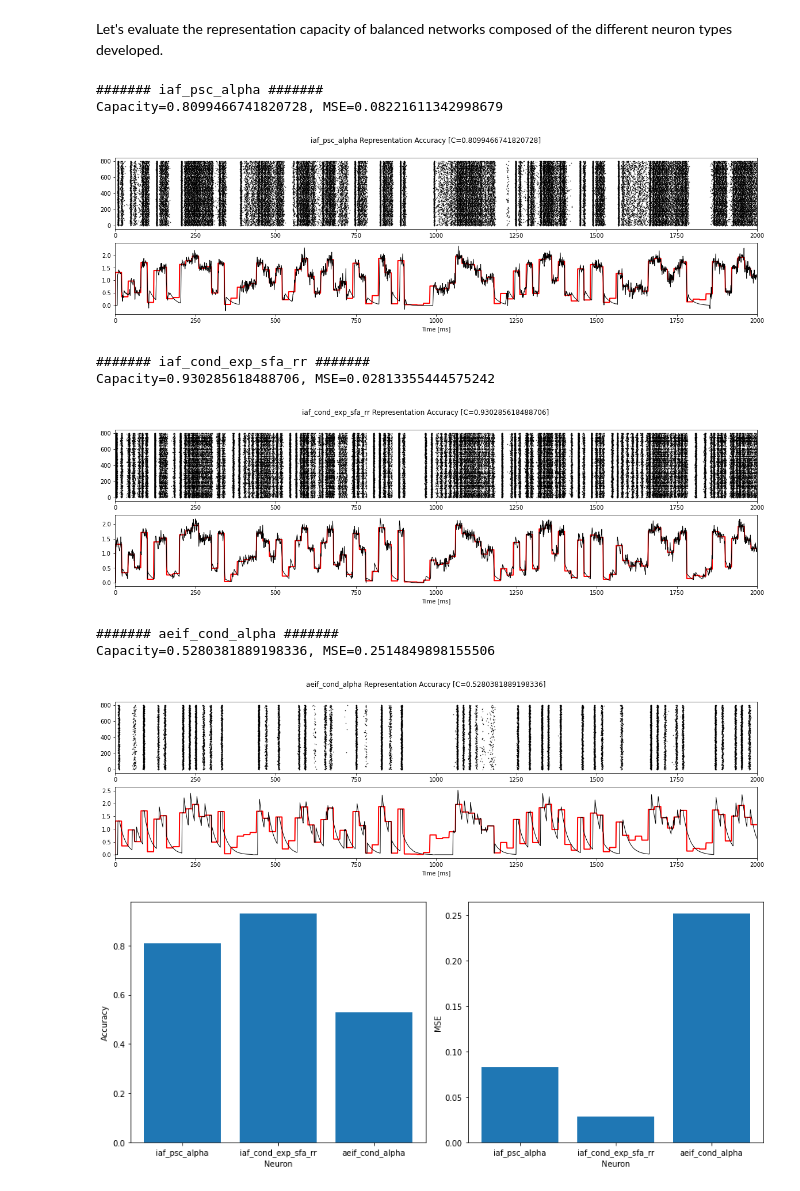
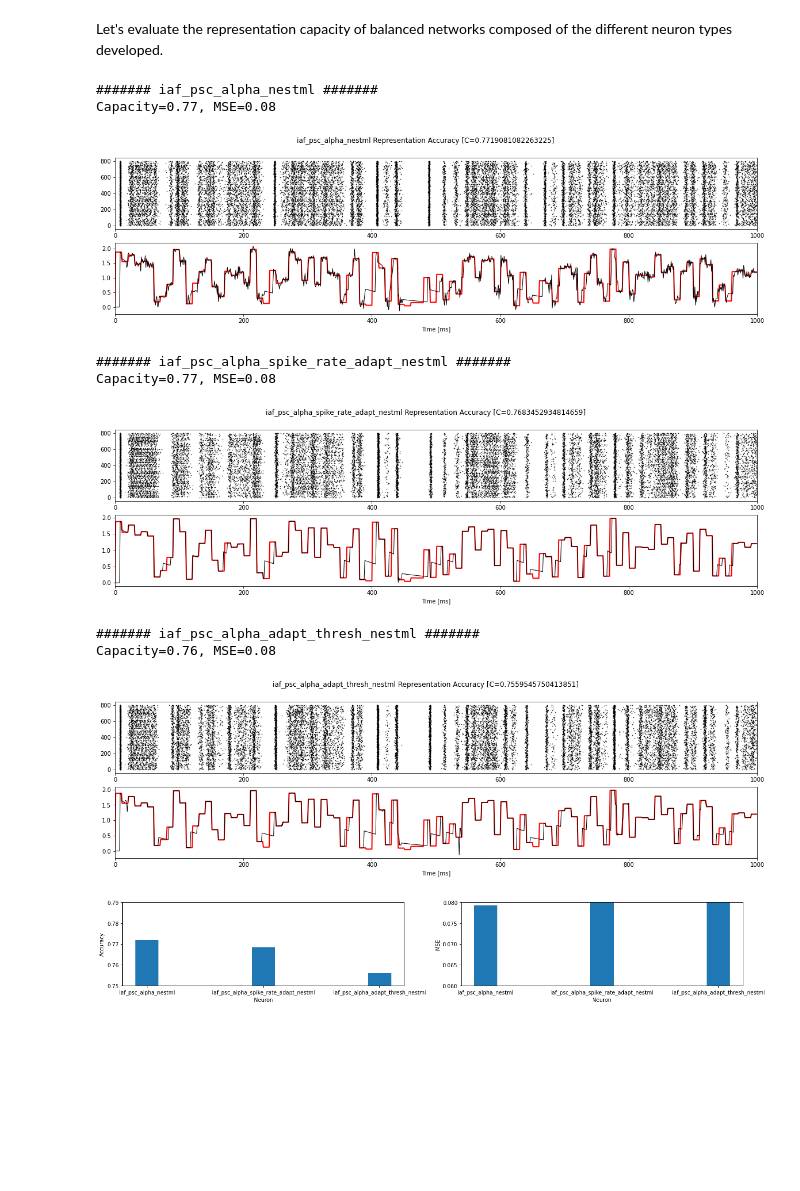
Before and after one commit to clinssen/OCNS-2024-NEST-workshop, a Jupyter notebook: materials/nestml/NESTML CNS2020 Tutorial.ipynb, the cells around one changed output. Drawn from its saved outputs; the diff is of its cells as text; code cells hidden in the pictures; blank space fills up the shorter version.

Commit message:
add corrected NESTML CNS2020 tutorial and helper functions

```diff
--- a/materials/nestml/NESTML CNS2020 Tutorial.ipynb
+++ b/materials/nestml/NESTML CNS2020 Tutorial.ipynb
@@ -507,10 +500,10 @@ We will now perform a simple experiment where we perturb the input firing rate a
 sim_time = 5000.
 perturbation_time = 2500.
 rate_scale = 2.
-neuron_model = "iaf_psc_alpha"
+neuron_model = "iaf_psc_alpha_nestml"# "iaf_psc_alpha_spike_rate_adapt_nestml", "iaf_psc_alpha_adapt_thresh_nestml"
 
 reset_nest_kernel(seed=10, num_threads=16, dt=0.1)
-neurons_e, neurons_i, syn_exc, syn_inh = create_network(neuron_model=neuron_model, N=1000, epsilon=0.1, wE=50., gamma=10.)
+neurons_e, neurons_i, syn_exc, syn_inh = create_network(neuron_model=neuron_model, N=1000, epsilon=0.1)
 
 spikes_e, spikes_i = set_recording_devices(neurons_e, neurons_i, start=0., stop=perturbation_time)
 e_activity, i_activity = evaluate_network(neurons_e, neurons_i, spikes_e, spikes_i, syn_spec=syn_exc, p_rate=5000., start=0., stop=perturbation_time)
@@ -593,7 +674,7 @@ from sklearn.decomposition import PCA
 # %% [markdown]
 In these experiments, the network is driven by a time-varying signal $u(t)$ whose values are i.i.d. from a uniform distribution.
 # %%
-step_duration = 20.   # duration of each step [ms]
+step_duration = 10.   # duration of each step [ms]
 scale = 10000.         # input scaling factor [Hz]
 num_steps = 100       # number of unique input values
 dt = 1.               # input resolution [ms]
@@ -615,12 +696,7 @@ def stimulus_representation(neuron_model, input_times, input_amplitudes, sig):
 
     reset_nest_kernel(seed=10, num_threads=16, dt=0.1)
 
-    if neuron_model == "aeif_cond_alpha":
-        wE, gamma = 2.5, 5.
-    else:
-        wE, gamma = 15., 10.
-
-    neurons_e, neurons_i, syn_exc, syn_inh = create_network(neuron_model=neuron_model, N=1000, epsilon=0.1, wE=wE, gamma=gamma)
+    neurons_e, neurons_i, syn_exc, syn_inh = create_network(neuron_model=neuron_model, N=1000, epsilon=0.1)
     spikes_e, spikes_i = set_recording_devices(neurons_e, neurons_i, start=0., stop=sim_time)
 
     # create inhomogeneous poisson generator (time-dependent input signal)
@@ -633,11 +709,11 @@ def stimulus_representation(neuron_model, input_times, input_amplitudes, sig):
 
     activity = nest.GetStatus(spikes_e, 'events')[0]
     recorded_neurons = np.unique(activity['senders'])
-    filter_tau = 20. # [ms]
+    filter_tau = 100. # [ms]
     states = convolve_spk(activity['times'], activity['senders'], recorded_neurons, sim_time, filter_tau, dt)
 
     estimate, capacity, error, norm = compute_capacity(states, sig[:-1])
-    print("\n####### {0} ####### \nCapacity={1}, MSE={2}".format(neuron_model, str(capacity), str(error)))
+    print("\n####### {0} ####### \nCapacity={1}, MSE={2}".format(neuron_model, str(round(capacity, 2)), str(round(error, 2))))
 
     fig = plt.figure(figsize=(20, 5))
     fig.suptitle('{0} Representation Accuracy [C={1}]'.format(neuron_model, str(capacity)))
@@ -654,7 +730,7 @@ def stimulus_representation(neuron_model, input_times, input_amplitudes, sig):
 # %% [markdown]
 Let's evaluate the representation capacity of balanced networks composed of the different neuron types developed.
 # %%
-neuron_models = ["iaf_psc_alpha", "iaf_cond_exp_sfa_rr", "aeif_cond_alpha"]
+neuron_models = ["iaf_psc_alpha_nestml", "iaf_psc_alpha_spike_rate_adapt_nestml", "iaf_psc_alpha_adapt_thresh_nestml"]
 sig, times, inp_times, inp_amplitudes = generate_input(num_steps=num_steps, step_duration=step_duration, resolution=dt, scale=scale)
 
 c = []
@@ -664,27 +740,29 @@ for neuron in neuron_models:
     c.append(cap)
     e.append(err)
 # %% [output]
-####### iaf_psc_alpha #######
-Capacity=0.8099466741820728, MSE=0.08221611342998679
+####### iaf_psc_alpha_nestml #######
+Capacity=0.77, MSE=0.08
-[figure, old version]
+[figure, new version]
-####### iaf_cond_exp_sfa_rr #######
-Capacity=0.930285618488706, MSE=0.02813355444575242
+####### iaf_psc_alpha_spike_rate_adapt_nestml #######
+Capacity=0.77, MSE=0.08
-[figure, old version]
+[figure, new version]
-####### aeif_cond_alpha #######
-Capacity=0.5280381889198336, MSE=0.2514849898155506
+####### iaf_psc_alpha_adapt_thresh_nestml #######
+Capacity=0.76, MSE=0.08
-[figure, old version]
+[figure, new version]
 # %%
-fig, ax = plt.subplots(1, 2, figsize=(12, 5))
-ax[0].bar(np.arange(len(neuron_models)), c)
+fig, ax = plt.subplots(1, 2, figsize=(18, 3))
+ax[0].bar(np.arange(len(neuron_models)), c, width=0.2)
 ax[0].set_ylabel("Accuracy")
 ax[0].set_xlabel("Neuron")
 ax[0].set_xticks(np.arange(len(neuron_models)))
+ax[0].set_ylim([0.75, 0.79])
 ax[0].set_xticklabels(neuron_models)
-ax[1].bar(np.arange(len(neuron_models)), e)
+ax[1].bar(np.arange(len(neuron_models)), e, width=0.2)
 ax[1].set_xticks(np.arange(len(neuron_models)))
 ax[1].set_ylabel("MSE")
 ax[1].set_xlabel("Neuron")
 ax[1].set_xticklabels(neuron_models)
+ax[1].set_ylim([0.06, 0.08])
 plt.tight_layout()
 # %% [output]
-[figure, old version]
+[figure, new version]
```
Also changed, not shown: parts of 23 cells of this notebook, 1 other file.
